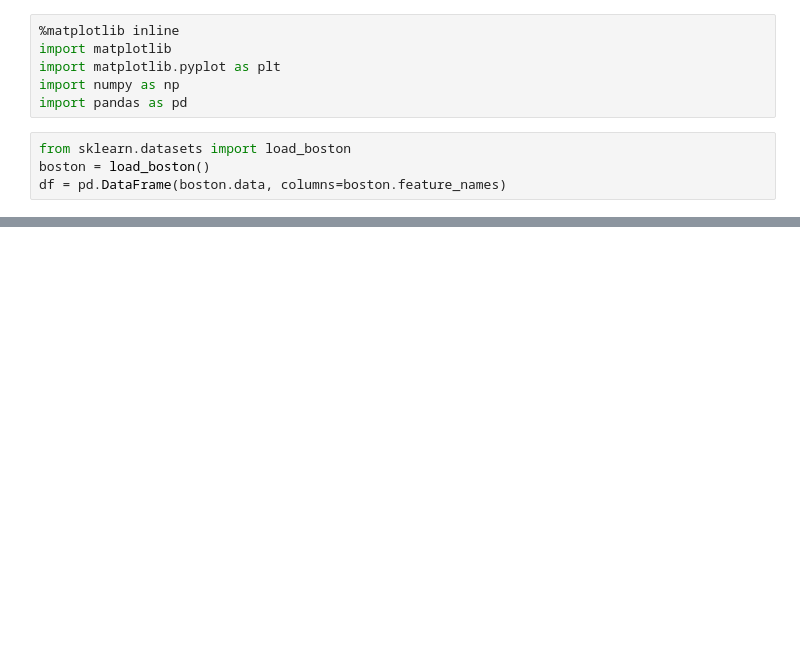
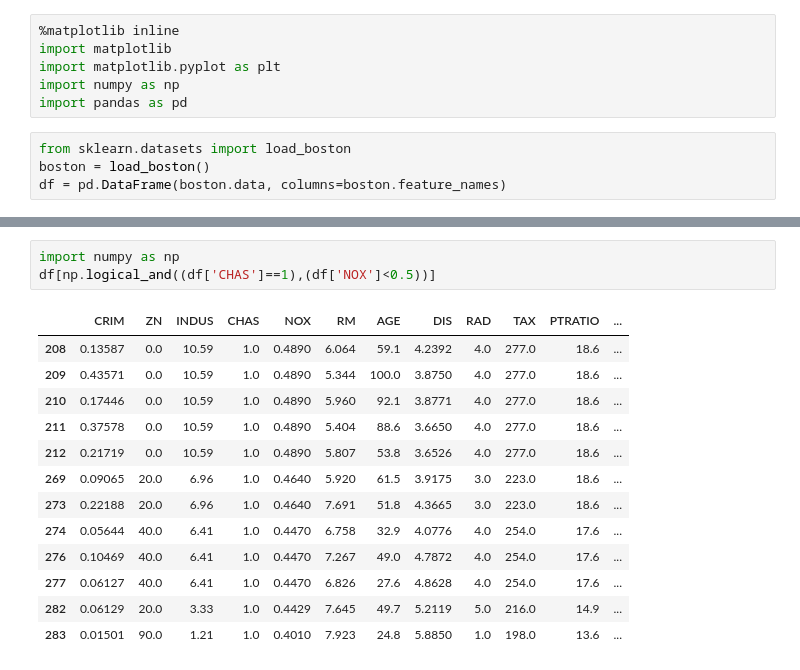
Before and after one commit to Pyons04/Datascience, a Jupyter notebook: House_price.ipynb, the cells around one changed output, grey strips where cells are left out. Drawn from its saved outputs; the diff is of its cells as text; blank space fills up the shorter version.

```diff
--- a/House_price.ipynb
+++ b/House_price.ipynb
@@ -73,0 +43,17 @@ df.describe()
+# %%
+import numpy as np
+df[np.logical_and((df['CHAS']==1),(df['NOX']<0.5))]
+# %% [output]
+|  | CRIM | ZN | INDUS | CHAS | NOX | RM | AGE | DIS | RAD | TAX | PTRATIO | ... |
+| 208 | 0.13587 | 0.0 | 10.59 | 1.0 | 0.4890 | 6.064 | 59.1 | 4.2392 | 4.0 | 277.0 | 18.6 | ... |
+| 209 | 0.43571 | 0.0 | 10.59 | 1.0 | 0.4890 | 5.344 | 100.0 | 3.8750 | 4.0 | 277.0 | 18.6 | ... |
+| 210 | 0.17446 | 0.0 | 10.59 | 1.0 | 0.4890 | 5.960 | 92.1 | 3.8771 | 4.0 | 277.0 | 18.6 | ... |
+| 211 | 0.37578 | 0.0 | 10.59 | 1.0 | 0.4890 | 5.404 | 88.6 | 3.6650 | 4.0 | 277.0 | 18.6 | ... |
+| 212 | 0.21719 | 0.0 | 10.59 | 1.0 | 0.4890 | 5.807 | 53.8 | 3.6526 | 4.0 | 277.0 | 18.6 | ... |
+| 269 | 0.09065 | 20.0 | 6.96 | 1.0 | 0.4640 | 5.920 | 61.5 | 3.9175 | 3.0 | 223.0 | 18.6 | ... |
+| 273 | 0.22188 | 20.0 | 6.96 | 1.0 | 0.4640 | 7.691 | 51.8 | 4.3665 | 3.0 | 223.0 | 18.6 | ... |
+| 274 | 0.05644 | 40.0 | 6.41 | 1.0 | 0.4470 | 6.758 | 32.9 | 4.0776 | 4.0 | 254.0 | 17.6 | ... |
+| 276 | 0.10469 | 40.0 | 6.41 | 1.0 | 0.4470 | 7.267 | 49.0 | 4.7872 | 4.0 | 254.0 | 17.6 | ... |
+| 277 | 0.06127 | 40.0 | 6.41 | 1.0 | 0.4470 | 6.826 | 27.6 | 4.8628 | 4.0 | 254.0 | 17.6 | ... |
+| 282 | 0.06129 | 20.0 | 3.33 | 1.0 | 0.4429 | 7.645 | 49.7 | 5.2119 | 5.0 | 216.0 | 14.9 | ... |
+| 283 | 0.01501 | 90.0 | 1.21 | 1.0 | 0.4010 | 7.923 | 24.8 | 5.8850 | 1.0 | 198.0 | 13.6 | ... |
```
Also changed, not shown: parts of 16 cells of this notebook, 1 other file.
